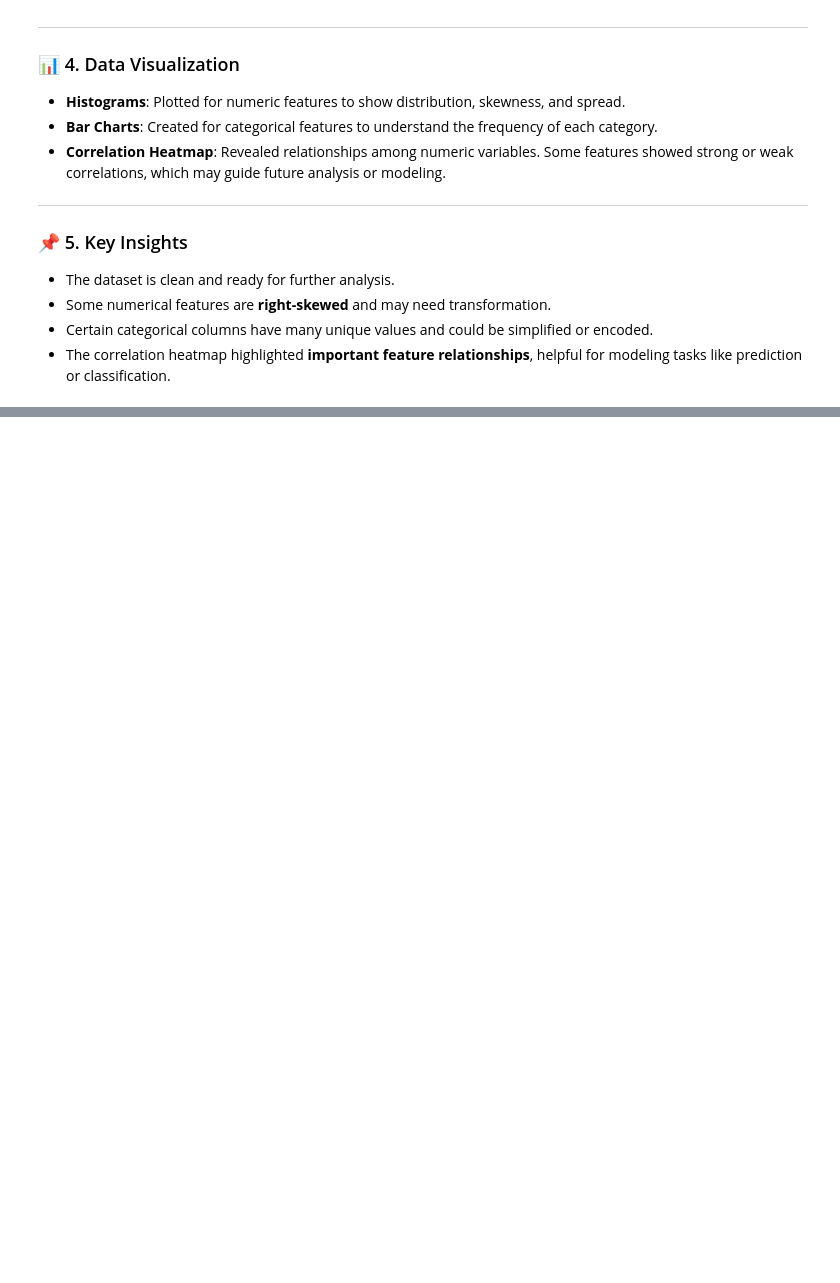
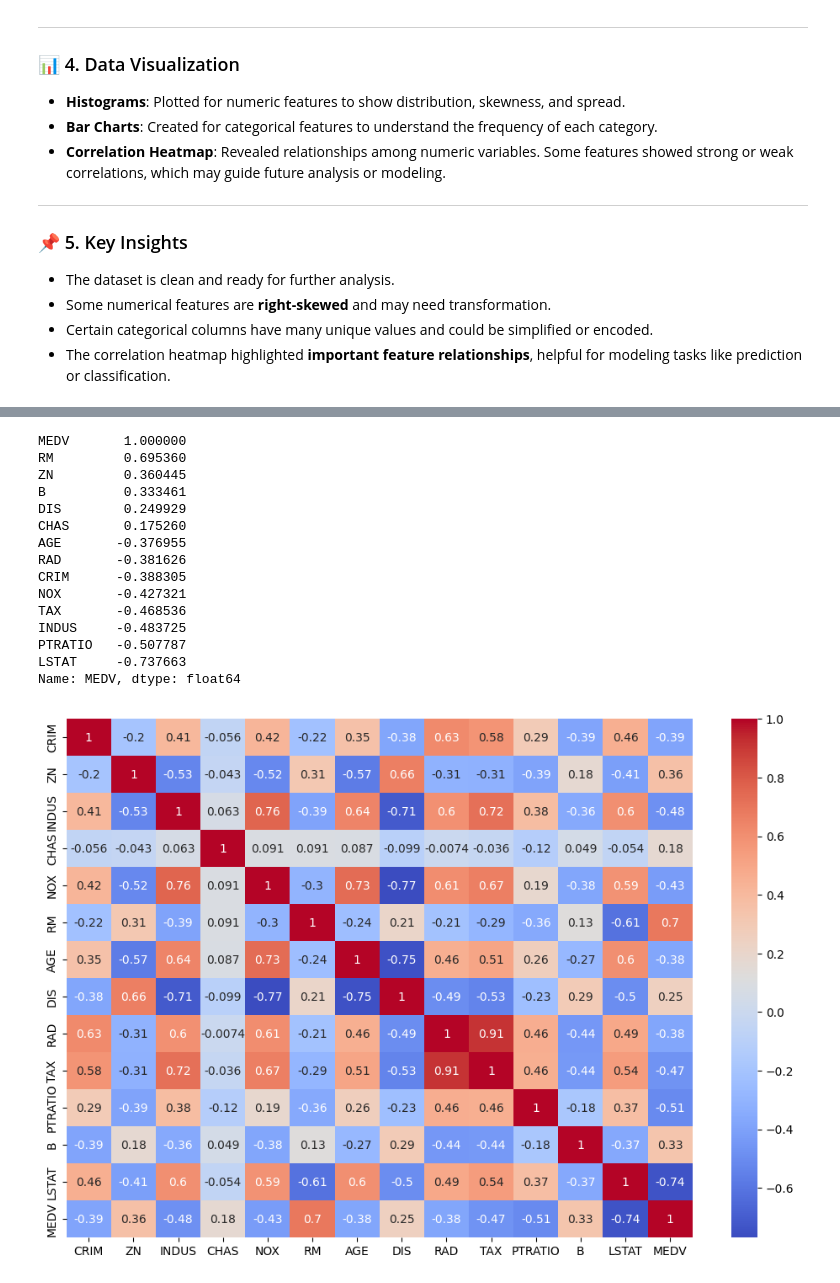
Before and after one commit to Urooj112233/Task-1-of-Data-Science-internship, a Jupyter notebook: Task1.ipynb, the cells around one changed output, grey strips where cells are left out. Cells and saved outputs as stored; diff of their text form; code cells hidden in the pictures; blank space fills up the shorter version.

```diff
--- a/Task1.ipynb
+++ b/Task1.ipynb
@@ -251,0 +389,6 @@ The Airbnb dataset contains multiple rows and columns with both **numerical** (e
+# %%
+# Load the dataset
+df = pd.read_csv('boston.csv')
+
+# Display the first few rows
+df.head()
@@ -251,0 +442,9 @@ The Airbnb dataset contains multiple rows and columns with both **numerical** (e
+# %%
+# Impute missing values with mean
+df['CRIM'].fillna(df['CRIM'].mean(), inplace=True)
+df['ZN'].fillna(df['ZN'].mean(), inplace=True)
+df['INDUS'].fillna(df['INDUS'].mean(), inplace=True)
+df['CHAS'].fillna(df['CHAS'].mode()[0], inplace=True)
+df['AGE'].fillna(df['AGE'].mean(), inplace=True)
+df['LSTAT'].fillna(df['LSTAT'].mean(), inplace=True)
+df.head()
@@ -251,0 +475,32 @@ The Airbnb dataset contains multiple rows and columns with both **numerical** (e
+# %%
+# Analyzing the Impact of Dropping Columns "ZN" & "CHAS"
+# Checking Correlations
+
+import seaborn as sns
+import matplotlib.pyplot as plt
+
+# Correlation matrix
+corr_matrix = df.corr()
+print(corr_matrix['MEDV'].sort_values(ascending=False))
+
+# Visualize the correlation matrix
+plt.figure(figsize=(12, 8))
+sns.heatmap(corr_matrix, annot=True, cmap='coolwarm')
+plt.show()
+# %% [output]
+MEDV       1.000000
+RM         0.695360
+ZN         0.360445
+B          0.333461
+DIS        0.249929
+CHAS       0.175260
+AGE       -0.376955
+RAD       -0.381626
+CRIM      -0.388305
+NOX       -0.427321
+TAX       -0.468536
+INDUS     -0.483725
+PTRATIO   -0.507787
+LSTAT     -0.737663
+Name: MEDV, dtype: float64
+[figure, added]
```
Also changed, not shown: parts of 45 cells of this notebook.
